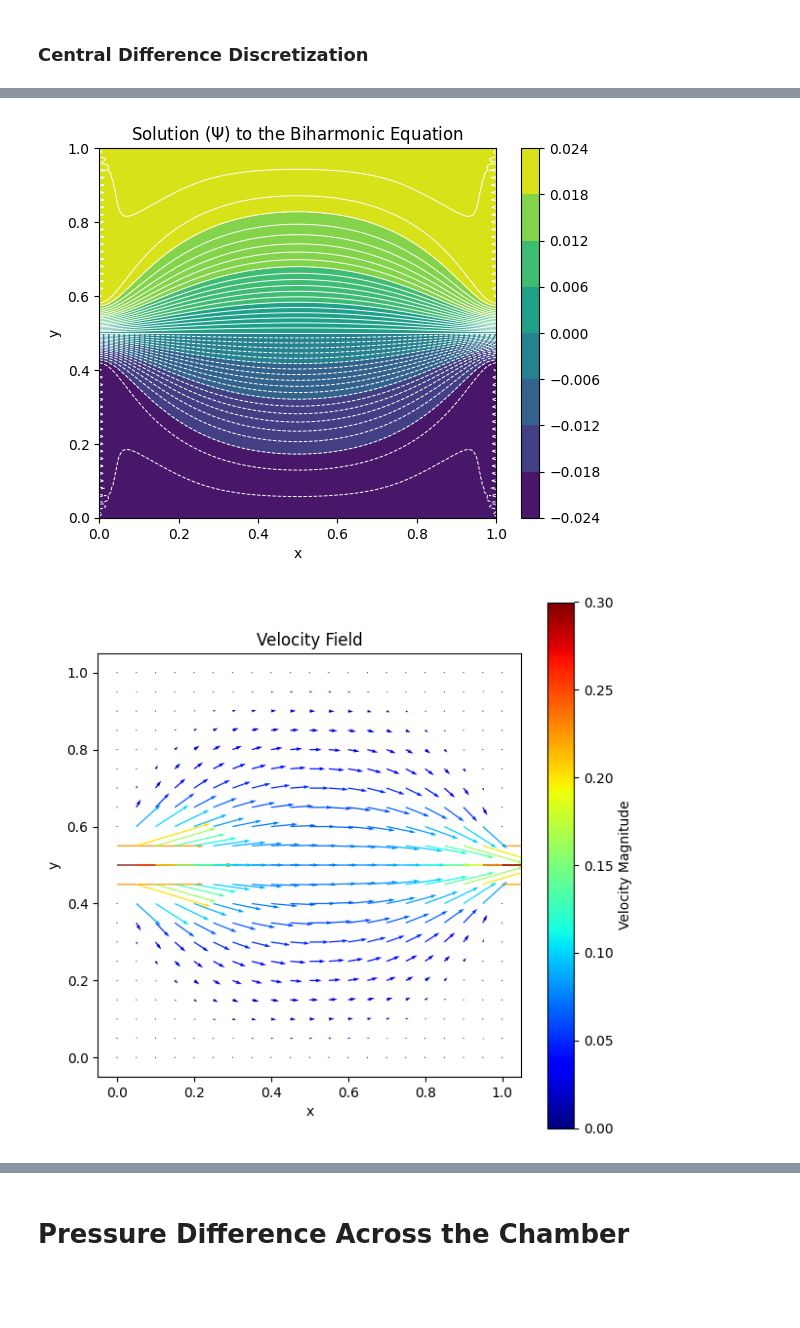
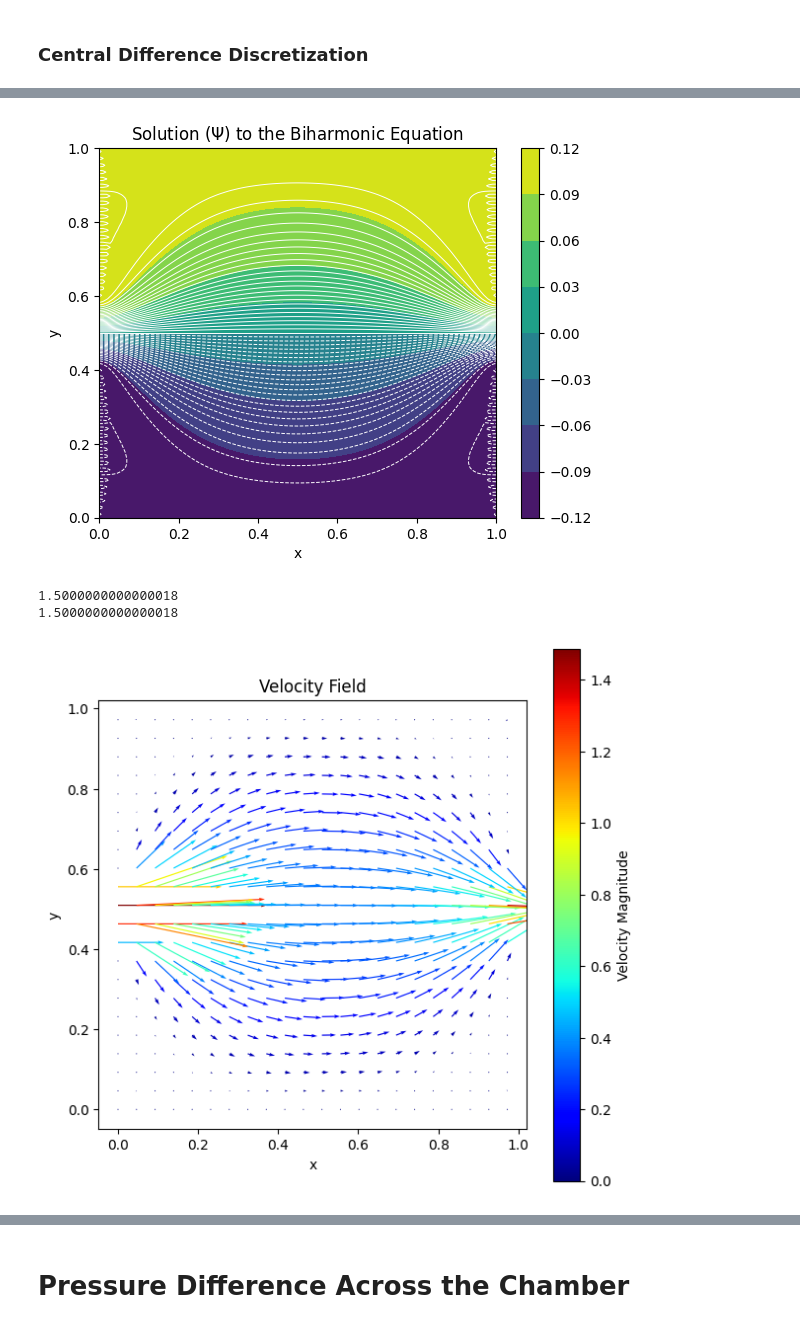
Before and after one commit to ScarlettJJJ/RS_Group1, a Jupyter notebook: Biharmonic Equation new.ipynb, the cells around one changed output, grey strips where cells are left out. Drawn from its saved outputs; the diff is of its cells as text; code cells hidden in the pictures; blank space fills up the shorter version.

```diff
--- a/Biharmonic Equation new.ipynb
+++ b/Biharmonic Equation new.ipynb
@@ -33,7 +33,7 @@ from scipy.sparse import lil_matrix
 from scipy.sparse.linalg import spsolve
 # %%
 # Define the grid
-Nx, Ny = 100, 100  # number of grid points in x and y direction
+Nx, Ny = 108, 108  # number of grid points in x and y direction
 x = np.linspace(0, 1, Nx+1)
 y = np.linspace(0, 1, Ny+1)
 dx, dy = x[1] - x[0], y[1] - y[0]
@@ -47,7 +47,7 @@ b = np.zeros((Nx+1) * (Ny+1)) # the right-hand side vector, len(b) = the number
 # U = [U00, U10 ... UN0, U10, U01, U11 ... UN1 ... U0N, U1N ... UNN] with length (N+1)^2
 # %%
 # Define function f(y) and g(y)
-def f(z, C = 30, lamb = 2/10):
+def f(z, C = 150, lamb = 2/10):
     # Step function
     if 1/2 - lamb/2 < z < 1/2 + lamb/2:
         return C * ((lamb/2)**2 - (z-1/2)**2)
@@ -552,7 +554,7 @@ plt.xlabel('x')
 plt.ylabel('y')
 plt.show()
 # %% [output]
-[figure, old version]
+[figure, new version]
 # %%
 # phi
 # %%
@@ -593,51 +595,54 @@ u_y = -grad_x
 # Calculate the velocity magnitude
 velocity_magnitude = np.sqrt(u_x**2 + u_y**2)
 # %%
-# # print maximum velocity magnitude
-# print(np.max(u_x))
-# print(np.max(velocity_magnitude))
+# print maximum velocity magnitude
+print(np.max(u_x))
+print(np.max(velocity_magnitude))
+# %% [output]
+1.5000000000000018
+1.5000000000000018
 # %%
 import matplotlib.pyplot as plt
 import matplotlib.cm as cm
 
 # Scale u_x and u_y for better visualization
-u_x_scale = u_x * 0.1
-u_y_scale = u_y * 0.1
+u_x_scale = u_x * 0.025
+u_y_scale = u_y * 0.025
 
 # Calculate the velocity magnitude
-velocity_magnitude_scale = np.sqrt(u_x_scale**2 + u_y_scale**2) * 10
+velocity_magnitude_scale = np.sqrt(u_x_scale**2 + u_y_scale**2) * 40
 
 # Create a meshgrid for plotting
 X, Y = np.meshgrid(x, y)
 
 # Select a step size for slicing; higher numbers will have fewer vectors
 step = 5  # Adjust this to change the density of the vectors
 
 # Slice the arrays to reduce the number of vectors
 Y_slice = Y[::step, ::step]
 X_slice = X[::step, ::step]
 u_x_slice = u_x_scale[::step, ::step]
 u_y_slice = u_y_scale[::step, ::step]
 velocity_magnitude_slice = velocity_magnitude_scale[::step, ::step]
 
 # Plot the velocity field
 fig, ax = plt.subplots()
 fig.set_size_inches(7, 7) # Adjust figure size
 
 quiver = ax.quiver(X_slice, Y_slice, u_x_slice,  u_y_slice, velocity_magnitude_slice,
                    angles='xy', scale_units='xy', scale=0.1, cmap=cm.jet)
 ax.set_aspect('equal')
 ax.set_title('Velocity Field')
 ax.set_xlabel('x')
 ax.set_ylabel('y')
 
 # Adding a colorbar to represent the velocity magnitude
 cbar = fig.colorbar(quiver, ax=ax)
 cbar.set_label('Velocity Magnitude')
 
 plt.show()
 # %% [output]
-[figure, old version]
+[figure, new version]
 # %%
 # Plot contours of the velocity magnitude
 # adjust the figure size
```
Also changed, not shown: parts of 25 cells of this notebook.
